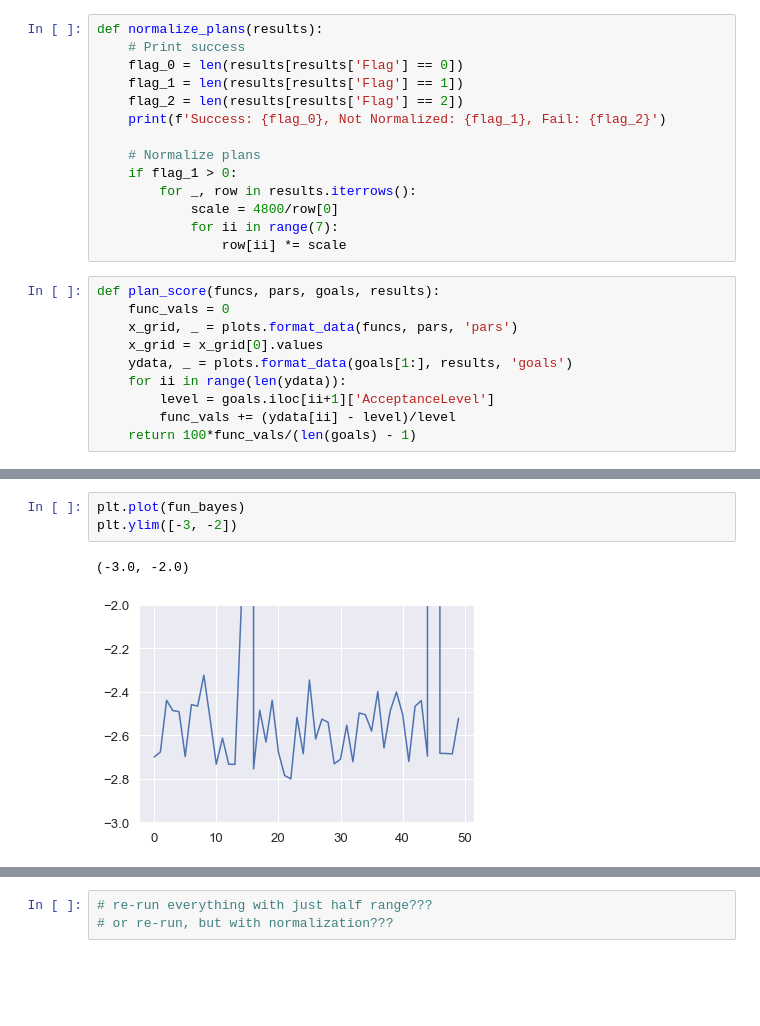
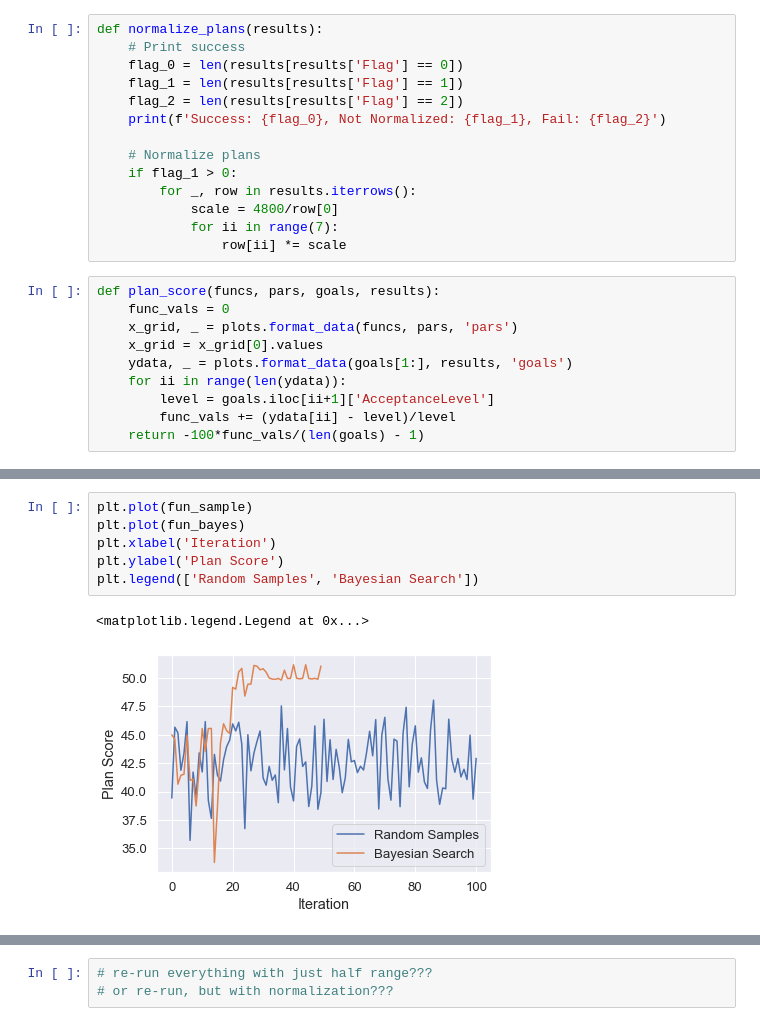
Before and after one commit to kels271828/RayBay, a Jupyter notebook: results/patient1/full_problem.ipynb, the cells around one changed output, grey strips where cells are left out. Drawn from its saved outputs; the diff is of its cells as text; blank space fills up the shorter version.

```diff
--- a/results/patient1/full_problem.ipynb
+++ b/results/patient1/full_problem.ipynb
@@ -77,4 +77,4 @@ def plan_score(funcs, pars, goals, results):
     for ii in range(len(ydata)):
         level = goals.iloc[ii+1]['AcceptanceLevel']
         func_vals += (ydata[ii] - level)/level
-    return 100*func_vals/(len(goals) - 1)
+    return -100*func_vals/(len(goals) - 1)
@@ -107,8 +135,11 @@ fun_bayes = np.load('full/bayes/func_vals.npy')
 # %% [output]
 Success: 100, Not Normalized: 1, Fail: 0
-# %%
-plt.plot(fun_bayes)
-plt.ylim([-3, -2])
-# %% [output]
-(-3.0, -2.0)
-[figure, removed]
+# %%
+plt.plot(fun_sample)
+plt.plot(fun_bayes)
+plt.xlabel('Iteration')
+plt.ylabel('Plan Score')
+plt.legend(['Random Samples', 'Bayesian Search'])
+# %% [output]
+<matplotlib.legend.Legend at 0x...>
+[figure, added]
```
Also changed, not shown: parts of 10 cells of this notebook, 8 other files.
